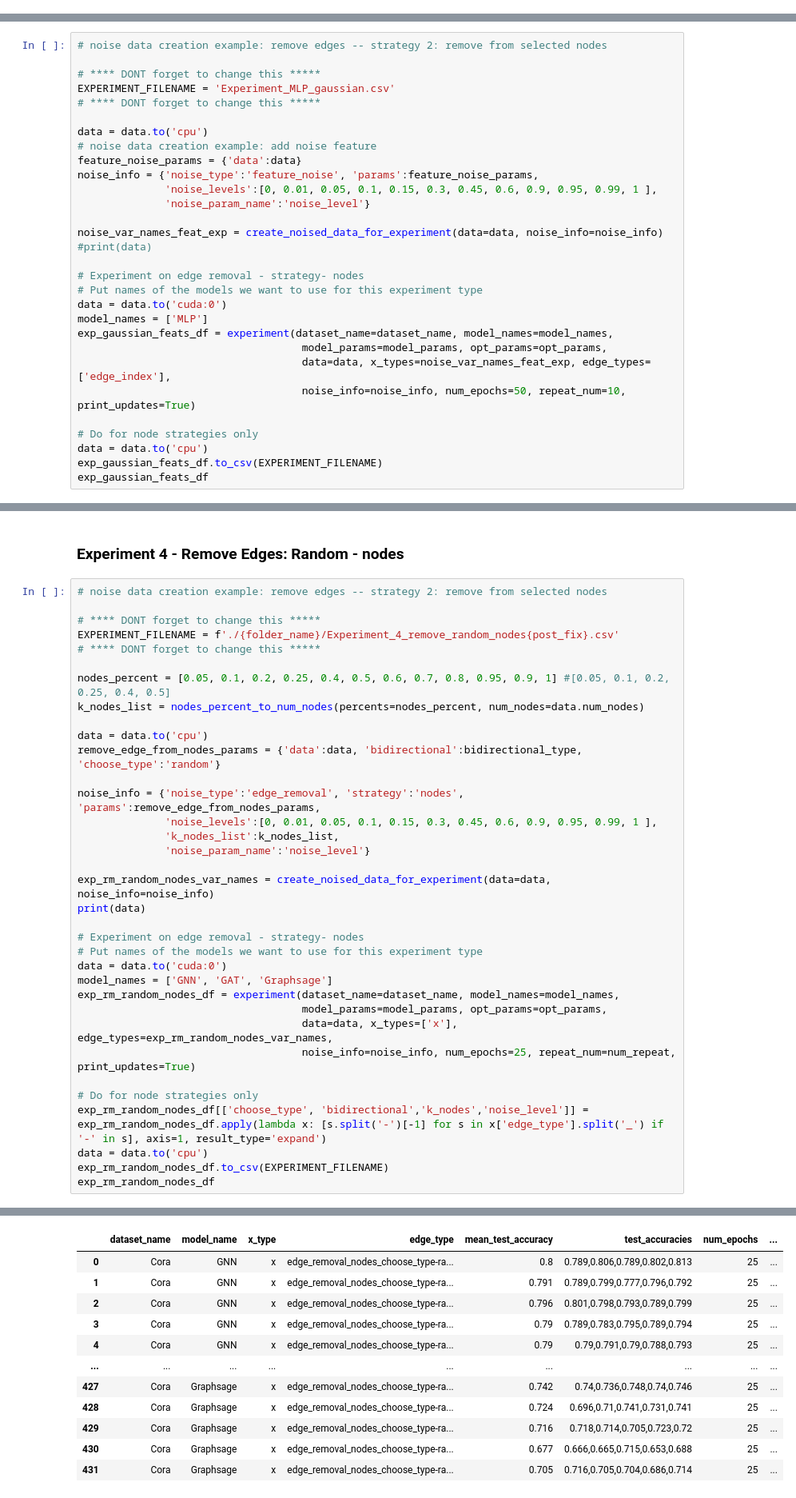
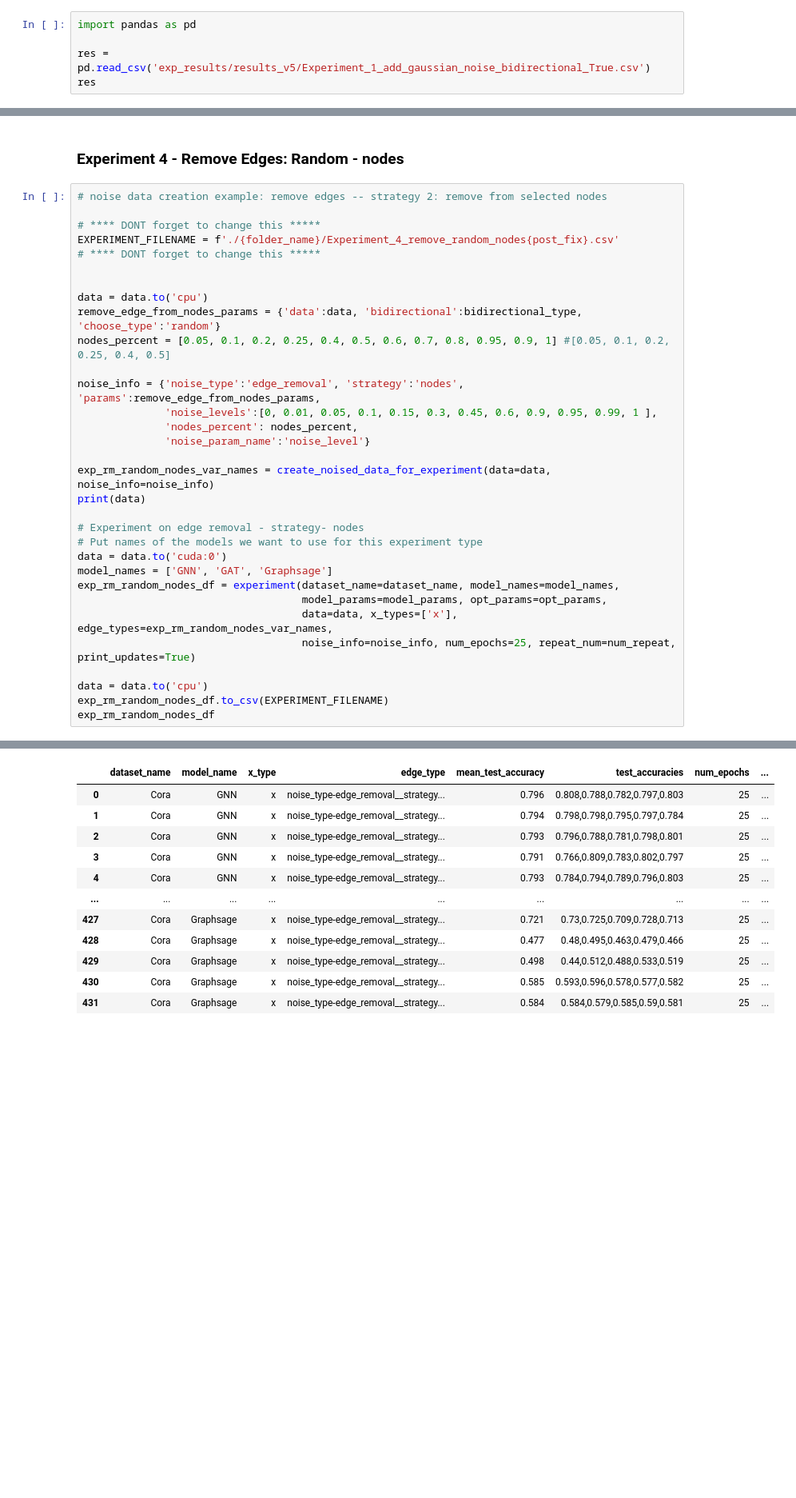
Before and after one commit to camligorkem/cs-260c-project-Robust-GNNs, a Jupyter notebook: CS_260_Node_Classification_Experiments_GC.ipynb, the cells around one changed output, grey strips where cells are left out. Shown at 80% size. Drawn from its saved outputs; the diff is of its cells as text; blank space fills up the shorter version.

```diff
--- a/CS_260_Node_Classification_Experiments_GC.ipynb
+++ b/CS_260_Node_Classification_Experiments_GC.ipynb
@@ -10,0 +11,5 @@ Drive already mounted at /content/drive; to attempt to forcibly remount, call dr
+# %%
+import pandas as pd
+
+res = pd.read_csv('exp_results/results_v5/Experiment_1_add_gaussian_noise_bidirectional_True.csv')
+res
@@ -568,30 +598,0 @@ opt_params = {
-# %%
-# noise data creation example: remove edges -- strategy 2: remove from selected nodes
-
-# **** DONT forget to change this *****
-EXPERIMENT_FILENAME = 'Experiment_MLP_gaussian.csv'
-# **** DONT forget to change this *****
-
-data = data.to('cpu')
-# noise data creation example: add noise feature
-feature_noise_params = {'data':data}
-noise_info = {'noise_type':'feature_noise', 'params':feature_noise_params,
-              'noise_levels':[0, 0.01, 0.05, 0.1, 0.15, 0.3, 0.45, 0.6, 0.9, 0.95, 0.99, 1 ],
-              'noise_param_name':'noise_level'}
-
-noise_var_names_feat_exp = create_noised_data_for_experiment(data=data, noise_info=noise_info)
-#print(data)
-
-# Experiment on edge removal - strategy- nodes
-# Put names of the models we want to use for this experiment type
-data = data.to('cuda:0')
-model_names = ['MLP']
-exp_gaussian_feats_df = experiment(dataset_name=dataset_name, model_names=model_names,
-                                    model_params=model_params, opt_params=opt_params,
-                                    data=data, x_types=noise_var_names_feat_exp, edge_types=['edge_index'],
-                                    noise_info=noise_info, num_epochs=50, repeat_num=10, print_updates=True)
-
-# Do for node strategies only
-data = data.to('cpu')
-exp_gaussian_feats_df.to_csv(EXPERIMENT_FILENAME)
-exp_gaussian_feats_df
@@ -851,15 +817,14 @@ Run Graphsage: 36/36: x - edge_addition_all_edges__noiselvl-1 Avg. Test Accuracy
 EXPERIMENT_FILENAME = f'./{folder_name}/Experiment_4_remove_random_nodes{post_fix}.csv'
 # **** DONT forget to change this *****
 
-nodes_percent = [0.05, 0.1, 0.2, 0.25, 0.4, 0.5, 0.6, 0.7, 0.8, 0.95, 0.9, 1] #[0.05, 0.1, 0.2, 0.25, 0.4, 0.5]
-k_nodes_list = nodes_percent_to_num_nodes(percents=nodes_percent, num_nodes=data.num_nodes)
 
 data = data.to('cpu')
 remove_edge_from_nodes_params = {'data':data, 'bidirectional':bidirectional_type, 'choose_type':'random'}
+nodes_percent = [0.05, 0.1, 0.2, 0.25, 0.4, 0.5, 0.6, 0.7, 0.8, 0.95, 0.9, 1] #[0.05, 0.1, 0.2, 0.25, 0.4, 0.5]
 
 noise_info = {'noise_type':'edge_removal', 'strategy':'nodes', 'params':remove_edge_from_nodes_params,
               'noise_levels':[0, 0.01, 0.05, 0.1, 0.15, 0.3, 0.45, 0.6, 0.9, 0.95, 0.99, 1 ],
-              'k_nodes_list':k_nodes_list,
+              'nodes_percent': nodes_percent,
               'noise_param_name':'noise_level'}
 
 exp_rm_random_nodes_var_names = create_noised_data_for_experiment(data=data, noise_info=noise_info)
@@ -874,8 +839,6 @@ exp_rm_random_nodes_df = experiment(dataset_name=dataset_name, model_names=model
                                     data=data, x_types=['x'], edge_types=exp_rm_random_nodes_var_names,
                                     noise_info=noise_info, num_epochs=25, repeat_num=num_repeat, print_updates=True)
 
-# Do for node strategies only
-exp_rm_random_nodes_df[['choose_type', 'bidirectional','k_nodes','noise_level']] = exp_rm_random_nodes_df.apply(lambda x: [s.split('-')[-1] for s in x['edge_type'].split('_') if '-' in s], axis=1, result_type='expand')
 data = data.to('cpu')
 exp_rm_random_nodes_df.to_csv(EXPERIMENT_FILENAME)
 exp_rm_random_nodes_df
@@ -900,12 +863,12 @@ Run Graphsage: 432/432: x - edge_removal_nodes_choose_type-random_bidirec-True_k
 |  | dataset_name | model_name | x_type | edge_type | mean_test_accuracy | test_accuracies | num_epochs | ... |
-| 0 | Cora | GNN | x | edge_removal_nodes_choose_type-ra... | 0.8 | 0.789,0.806,0.789,0.802,0.813 | 25 | ... |
-| 1 | Cora | GNN | x | edge_removal_nodes_choose_type-ra... | 0.791 | 0.789,0.799,0.777,0.796,0.792 | 25 | ... |
-| 2 | Cora | GNN | x | edge_removal_nodes_choose_type-ra... | 0.796 | 0.801,0.798,0.793,0.789,0.799 | 25 | ... |
-| 3 | Cora | GNN | x | edge_removal_nodes_choose_type-ra... | 0.79 | 0.789,0.783,0.795,0.789,0.794 | 25 | ... |
-| 4 | Cora | GNN | x | edge_removal_nodes_choose_type-ra... | 0.79 | 0.79,0.791,0.79,0.788,0.793 | 25 | ... |
+| 0 | Cora | GNN | x | noise_type-edge_removal__strategy... | 0.796 | 0.808,0.788,0.782,0.797,0.803 | 25 | ... |
+| 1 | Cora | GNN | x | noise_type-edge_removal__strategy... | 0.794 | 0.798,0.798,0.795,0.797,0.784 | 25 | ... |
+| 2 | Cora | GNN | x | noise_type-edge_removal__strategy... | 0.793 | 0.796,0.788,0.781,0.798,0.801 | 25 | ... |
+| 3 | Cora | GNN | x | noise_type-edge_removal__strategy... | 0.791 | 0.766,0.809,0.783,0.802,0.797 | 25 | ... |
+| 4 | Cora | GNN | x | noise_type-edge_removal__strategy... | 0.793 | 0.784,0.794,0.789,0.796,0.803 | 25 | ... |
 | ... | ... | ... | ... | ... | ... | ... | ... | ... |
-| 427 | Cora | Graphsage | x | edge_removal_nodes_choose_type-ra... | 0.742 | 0.74,0.736,0.748,0.74,0.746 | 25 | ... |
-| 428 | Cora | Graphsage | x | edge_removal_nodes_choose_type-ra... | 0.724 | 0.696,0.71,0.741,0.731,0.741 | 25 | ... |
-| 429 | Cora | Graphsage | x | edge_removal_nodes_choose_type-ra... | 0.716 | 0.718,0.714,0.705,0.723,0.72 | 25 | ... |
-| 430 | Cora | Graphsage | x | edge_removal_nodes_choose_type-ra... | 0.677 | 0.666,0.665,0.715,0.653,0.688 | 25 | ... |
-| 431 | Cora | Graphsage | x | edge_removal_nodes_choose_type-ra... | 0.705 | 0.716,0.705,0.704,0.686,0.714 | 25 | ... |
+| 427 | Cora | Graphsage | x | noise_type-edge_removal__strategy... | 0.721 | 0.73,0.725,0.709,0.728,0.713 | 25 | ... |
+| 428 | Cora | Graphsage | x | noise_type-edge_removal__strategy... | 0.477 | 0.48,0.495,0.463,0.479,0.466 | 25 | ... |
+| 429 | Cora | Graphsage | x | noise_type-edge_removal__strategy... | 0.498 | 0.44,0.512,0.488,0.533,0.519 | 25 | ... |
+| 430 | Cora | Graphsage | x | noise_type-edge_removal__strategy... | 0.585 | 0.593,0.596,0.578,0.577,0.582 | 25 | ... |
+| 431 | Cora | Graphsage | x | noise_type-edge_removal__strategy... | 0.584 | 0.584,0.579,0.585,0.59,0.581 | 25 | ... |
```
Also changed, not shown: parts of 31 cells of this notebook.
